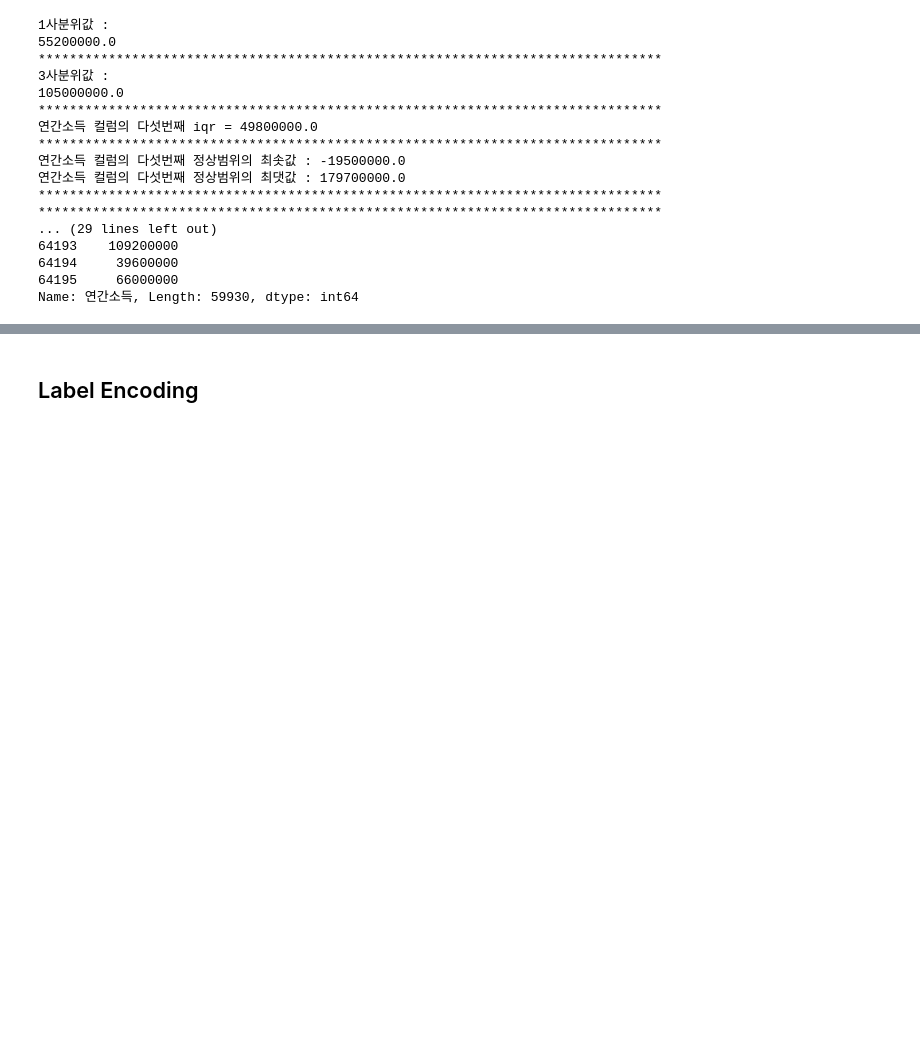
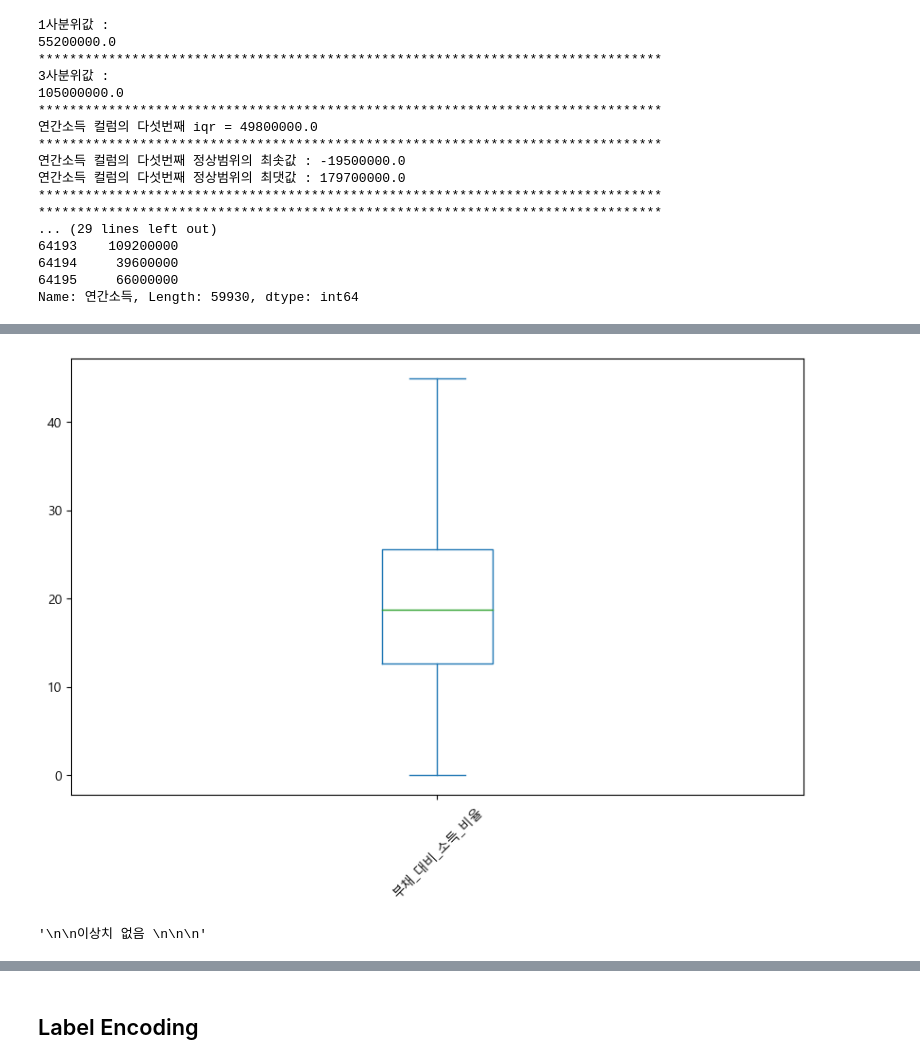
Before and after one commit to Nvuly/Customer_Loan_Rating_Hackathon, a Jupyter notebook: Customer_Loan_Rating_Hackathon.ipynb, the cells around one changed output, grey strips where cells are left out. Cells and saved outputs as stored; diff of their text form; code cells hidden in the pictures; blank space fills up the shorter version.

```diff
--- a/Customer_Loan_Rating_Hackathon.ipynb
+++ b/Customer_Loan_Rating_Hackathon.ipynb
@@ -3890,0 +4011,13 @@ plt.show()
+# %%
+cleaned_earn.plot(kind='box',rot=45)
+plt.show()
+
+'''
+
+이상치 없음
+
+
+'''
+# %% [output]
+[figure, added]
+'\n\n이상치 없음 \n\n\n'
```
Also changed, not shown: parts of 84 cells of this notebook.
